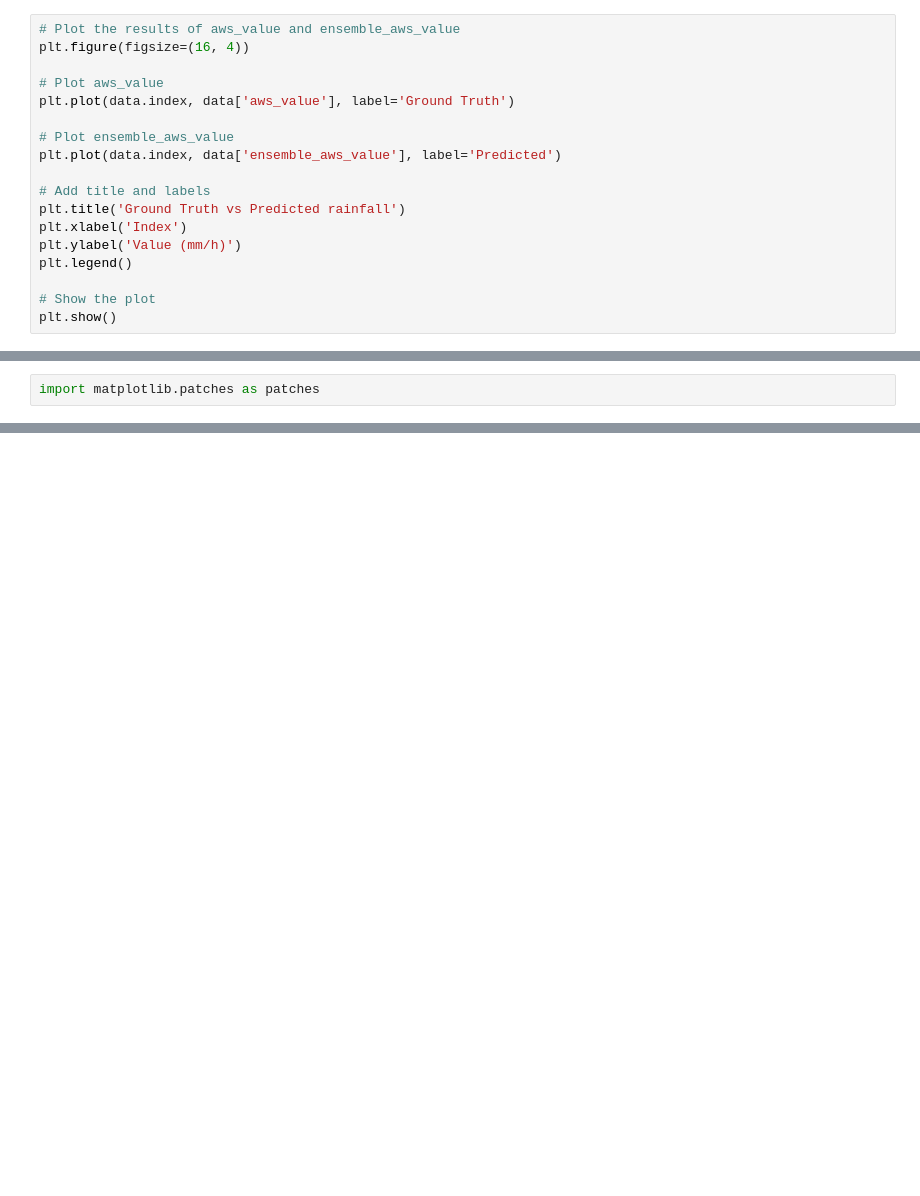
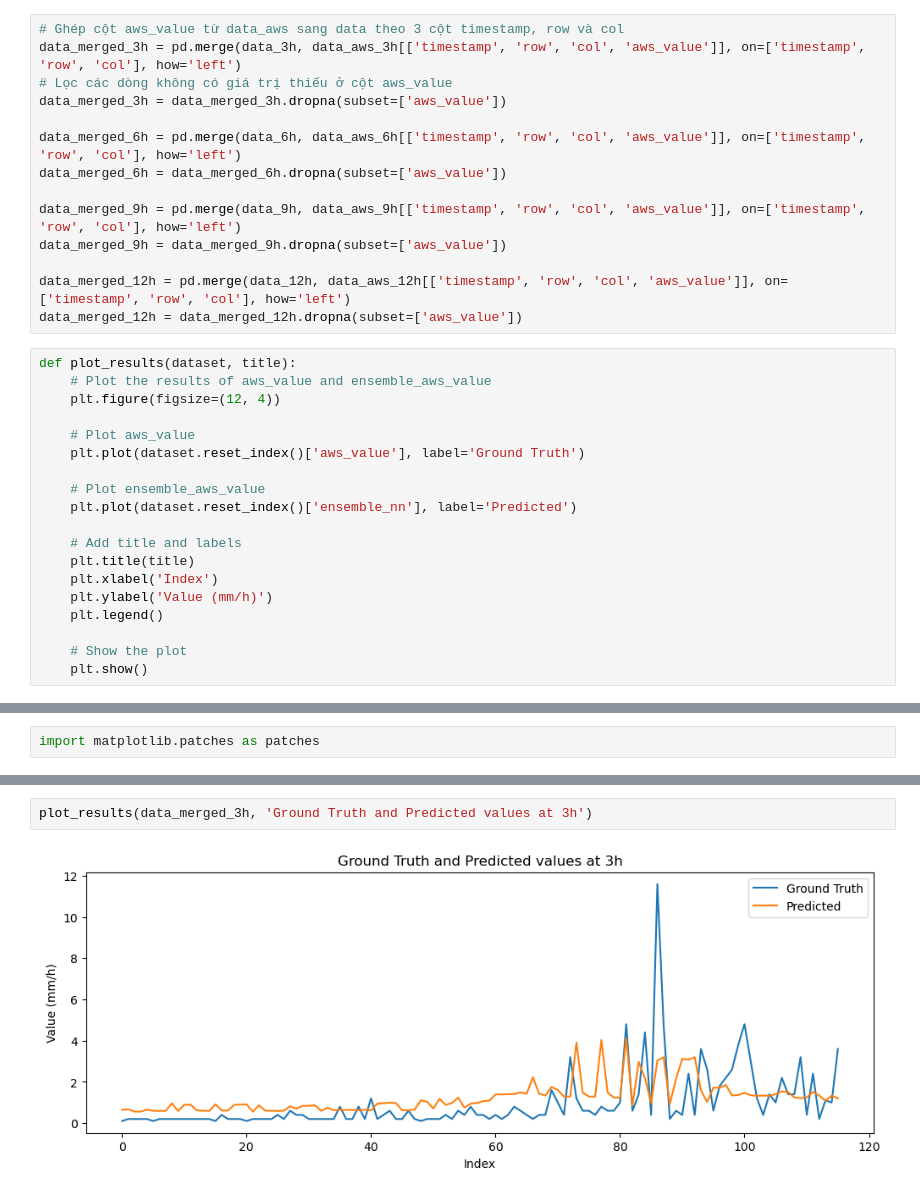
Before and after one commit to lxbach10012004/AI-rainfall-forecast, a Jupyter notebook: Result and Map.ipynb, the cells around one changed output, grey strips where cells are left out. Drawn from its saved outputs; the diff is of its cells as text; blank space fills up the shorter version.

```diff
--- a/Result and Map.ipynb
+++ b/Result and Map.ipynb
@@ -147,18 +33,33 @@ Trung bình của ensemble_aws_value: 3.0286533258809354
+# %%
+# Ghép cột aws_value từ data_aws sang data theo 3 cột timestamp, row và col
+data_merged_3h = pd.merge(data_3h, data_aws_3h[['timestamp', 'row', 'col', 'aws_value']], on=['timestamp', 'row', 'col'], how='left')
+# Lọc các dòng không có giá trị thiếu ở cột aws_value
+data_merged_3h = data_merged_3h.dropna(subset=['aws_value'])
+
+data_merged_6h = pd.merge(data_6h, data_aws_6h[['timestamp', 'row', 'col', 'aws_value']], on=['timestamp', 'row', 'col'], how='left')
+data_merged_6h = data_merged_6h.dropna(subset=['aws_value'])
+
+data_merged_9h = pd.merge(data_9h, data_aws_9h[['timestamp', 'row', 'col', 'aws_value']], on=['timestamp', 'row', 'col'], how='left')
+data_merged_9h = data_merged_9h.dropna(subset=['aws_value'])
+
+data_merged_12h = pd.merge(data_12h, data_aws_12h[['timestamp', 'row', 'col', 'aws_value']], on=['timestamp', 'row', 'col'], how='left')
+data_merged_12h = data_merged_12h.dropna(subset=['aws_value'])
 # %%
-# Plot the results of aws_value and ensemble_aws_value
-plt.figure(figsize=(16, 4))
+def plot_results(dataset, title):
+    # Plot the results of aws_value and ensemble_aws_value
+    plt.figure(figsize=(12, 4))
 
-# Plot aws_value
-plt.plot(data.index, data['aws_value'], label='Ground Truth')
+    # Plot aws_value
+    plt.plot(dataset.reset_index()['aws_value'], label='Ground Truth')
 
-# Plot ensemble_aws_value
-plt.plot(data.index, data['ensemble_aws_value'], label='Predicted')
+    # Plot ensemble_aws_value
+    plt.plot(dataset.reset_index()['ensemble_nn'], label='Predicted')
 
-# Add title and labels
-plt.title('Ground Truth vs Predicted rainfall')
-plt.xlabel('Index')
-plt.ylabel('Value (mm/h)')
-plt.legend()
+    # Add title and labels
+    plt.title(title)
+    plt.xlabel('Index')
+    plt.ylabel('Value (mm/h)')
+    plt.legend()
 
-# Show the plot
-plt.show()
+    # Show the plot
+    plt.show()
@@ -816,0 +190,4 @@ Hà Tĩnh:
+# %%
+plot_results(data_merged_3h, 'Ground Truth and Predicted values at 3h')
+# %% [output]
+[figure, added]
```
Also changed, not shown: parts of 45 cells of this notebook, 1 other file.
